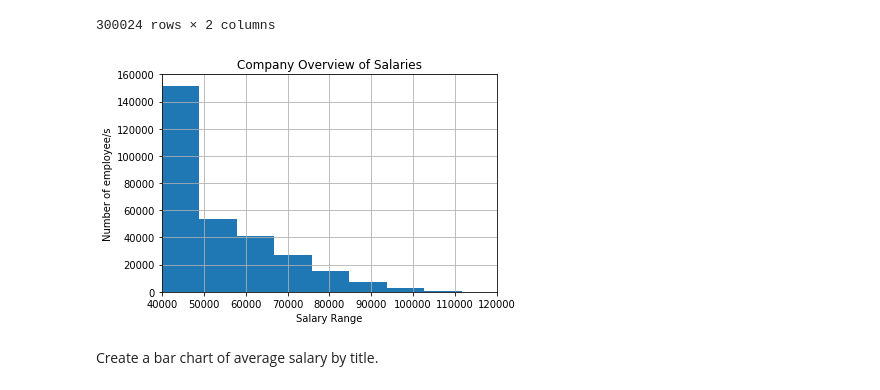
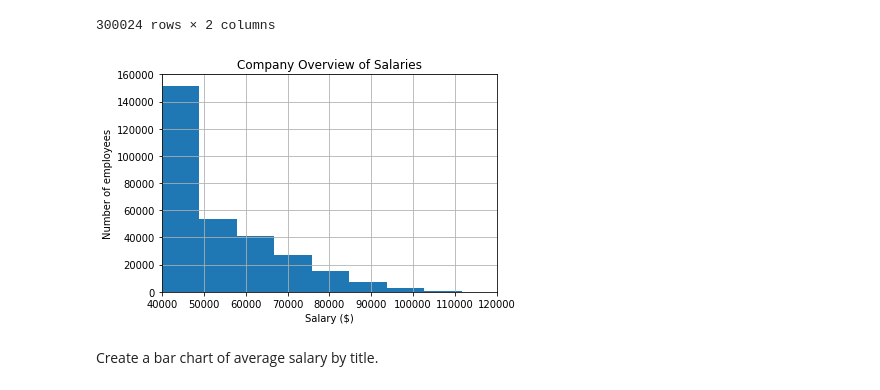
Before and after one commit to annabelcheong/sql-challenge, a Jupyter notebook: EmployeeSQL/bonus.ipynb, the cells around one changed output. Saved outputs shown, nothing was run; the diff lists cells and outputs as text; code cells hidden in the pictures.

```diff
--- a/EmployeeSQL/bonus.ipynb
+++ b/EmployeeSQL/bonus.ipynb
@@ -84,21 +87,21 @@ salaries_df
 # %%
 salary_graph=salaries_df.hist(column="salary",bins=10)
 salary_graph
 
 # Set a title for the chart
 plt.title("Company Overview of Salaries")
-plt.ylabel("Number of employee/s")
-plt.xlabel("Salary Range")
+plt.ylabel("Number of employees")
+plt.xlabel("Salary ($)")
 
 #Set x-axis and y-axis range
 plt.xlim(40000,120000)
 plt.ylim(0,160000)
 
 #Save figure
 plt.savefig("Company Overview of Salaries.png",bbox_inches="tight")
 plt.show()
 # %% [output]
-[figure, old version]
+[figure, new version]
 # %% [markdown]
 Create a bar chart of average salary by title.
 # %%
```
Also changed, not shown: parts of 1 cell of this notebook, 3 other files.
